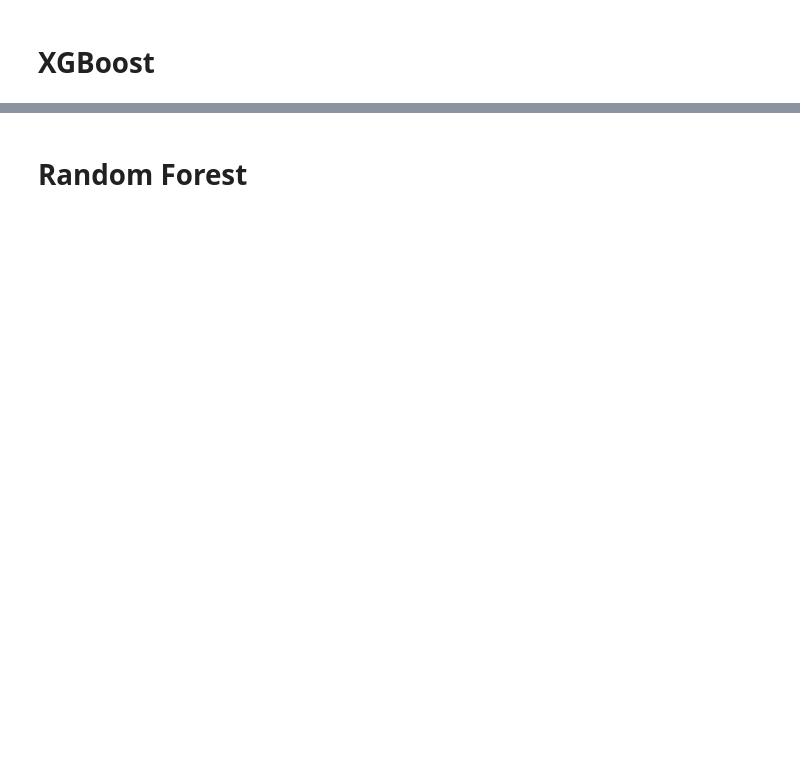
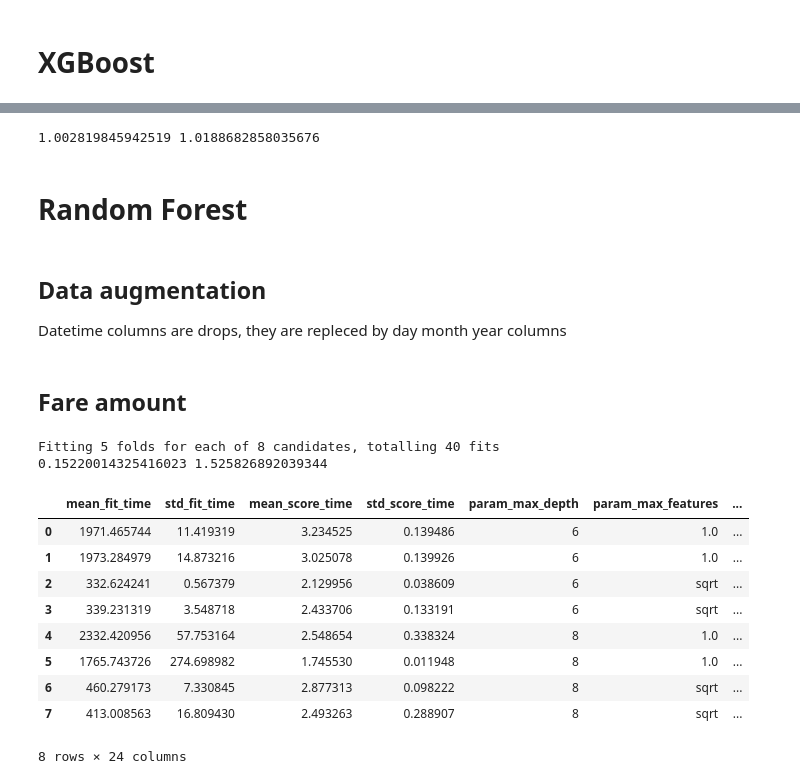
Before and after one commit to Ahmed-Haitham/Reproducible-Research-Project, a Jupyter notebook: model/model_choice.ipynb, the cells around one changed output, grey strips where cells are left out. Saved outputs shown, nothing was run; the diff lists cells and outputs as text; code cells hidden in the pictures; blank space fills up the shorter version.

Commit message:
model choice notebook

```diff
--- a/model/model_choice.ipynb
+++ b/model/model_choice.ipynb
@@ -56,0 +59,8 @@ model_XGB.save_best_model('saved_models/XGB_model.pkl')
+# %%
+model_XGB = TrainXGB(data_xgb, 'fare_amount', param_grid=param_grid, kfolds=5, seed=12345)
+best_model, train_score, test_score, cv_results = model_XGB.train_model()
+with open('saved_models/cv_results_XGB.pkl', 'wb') as file:
+    pickle.dump(cv_results, file)
+model_XGB.save_best_model('saved_models/XGB_model.pkl')
+print(train_score, test_score)
+display(cv_results)
@@ -56,0 +83,8 @@ model_XGB.save_best_model('saved_models/XGB_model.pkl')
+# %%
+model_XGB_log = TrainXGB(data_xgb, 'fare_amount_log', param_grid=param_grid, kfolds=5, seed=12345)
+best_model, train_score, test_score, cv_results = model_XGB_log.train_model()
+with open('saved_models/cv_results_XGB_log.pkl', 'wb') as file:
+    pickle.dump(cv_results, file)
+model_XGB_log.save_best_model('saved_models/XGB_model_log.pkl')
+print(train_score, test_score)
+display(cv_results)
@@ -57,15 +104,25 @@ model_XGB.save_best_model('saved_models/XGB_model.pkl')
+# %%
+# Reverse lgo transform
+from math import exp
+print(exp(0.002815877635209021),exp(0.018692487597072604))
+# %% [output]
+1.002819845942519 1.0188682858035676
 # %% [markdown]
 # Random Forest
+# %% [markdown]
+## Data augmentation
+
+Datetime columns are drops, they are repleced by day month year columns
+# %%
+data = pd.read_pickle('clean_data/clustered_data.pkl')
+# reomve 'fare_amount_log','pickup_datetime'
+data = data.drop(['pickup_datetime','date'],axis=1)
+# %% [markdown]
+## Fare amount
 # %%
-# param_grid = {
-#         'n_estimators': [100, 200],
-#         'max_features': [1.0, 'sqrt', 'log2'],
-#         'max_depth' : [4,8],
-#         'min_samples_split': [2],
-#     }
 param_grid = {
     'n_estimators': [1000], #Irena 1000
     'max_features': [1.0,'sqrt'], #Irena tuned this one
-    'max_depth' : [4,6,8],
-    'min_samples_split': [2,4,8], #Irena tuned this one
+    'max_depth' : [6,8],
+    'min_samples_split': [2,4], #Irena tuned this one
 }
@@ -81,0 +129,21 @@ model_RF.save_best_model('saved_models/RF_model.pkl')
+# %%
+model_RF = TrainRF(data, 'fare_amount', param_grid=param_grid, kfolds=5, seed=12345)
+best_model, train_score, test_score, cv_results = model_RF.train_model()
+with open('saved_models/cv_results_RF.pkl', 'wb') as file:
+    pickle.dump(cv_results, file)
+model_RF.save_best_model('saved_models/RF_model.pkl')
+print(train_score, test_score)
+display(cv_results)
+# %% [output]
+Fitting 5 folds for each of 8 candidates, totalling 40 fits
+0.15220014325416023 1.525826892039344
+|  | mean_fit_time | std_fit_time | mean_score_time | std_score_time | param_max_depth | param_max_features | ... |
+| 0 | 1971.465744 | 11.419319 | 3.234525 | 0.139486 | 6 | 1.0 | ... |
+| 1 | 1973.284979 | 14.873216 | 3.025078 | 0.139926 | 6 | 1.0 | ... |
+| 2 | 332.624241 | 0.567379 | 2.129956 | 0.038609 | 6 | sqrt | ... |
+| 3 | 339.231319 | 3.548718 | 2.433706 | 0.133191 | 6 | sqrt | ... |
+| 4 | 2332.420956 | 57.753164 | 2.548654 | 0.338324 | 8 | 1.0 | ... |
+| 5 | 1765.743726 | 274.698982 | 1.745530 | 0.011948 | 8 | 1.0 | ... |
+| 6 | 460.279173 | 7.330845 | 2.877313 | 0.098222 | 8 | sqrt | ... |
+| 7 | 413.008563 | 16.809430 | 2.493263 | 0.288907 | 8 | sqrt | ... |
+8 rows × 24 columns
```
Also changed, not shown: parts of 28 cells of this notebook.
